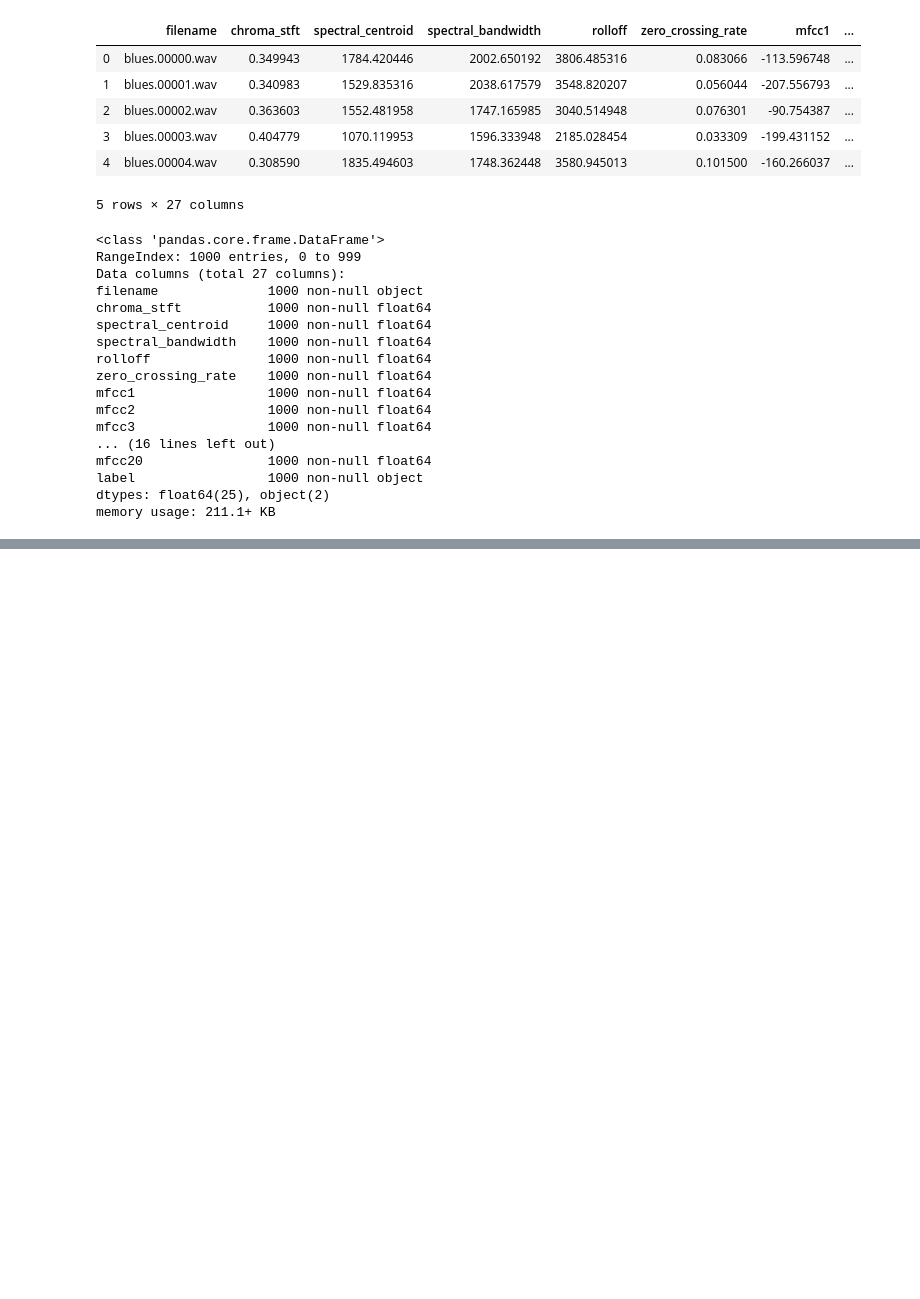
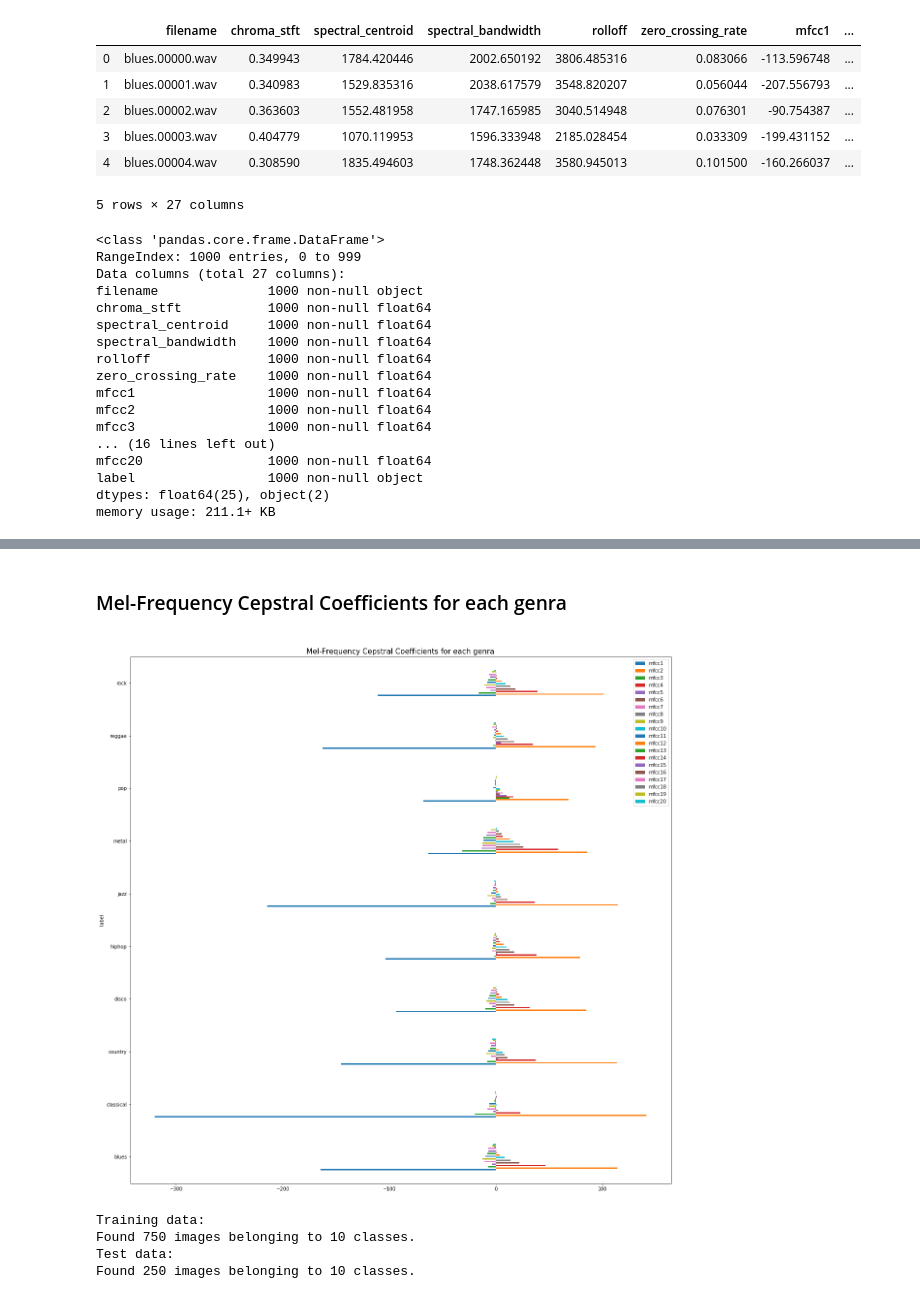
Before and after one commit to emami06/music-genre-classification, a Jupyter notebook: Music-Genre-Classification.ipynb, the cells around one changed output, grey strips where cells are left out. Saved outputs shown, nothing was run; the diff lists cells and outputs as text; code cells hidden in the pictures; blank space fills up the shorter version.

```diff
--- a/Music-Genre-Classification.ipynb
+++ b/Music-Genre-Classification.ipynb
@@ -169,0 +205,12 @@ memory usage: 211.1+ KB
+# %% [markdown]
+### Mel-Frequency Cepstral Coefficients for each genra
+# %%
+data[["label", 'mfcc1','mfcc2','mfcc3','mfcc4',
+                       'mfcc5','mfcc6' ,'mfcc7','mfcc8','mfcc9','mfcc10','mfcc11','mfcc12',
+                     "mfcc13", "mfcc14",'mfcc15','mfcc16','mfcc17','mfcc18', 'mfcc19','mfcc20']].groupby("label").mean().plot.barh(figsize=(20,20))
+
+plt.title("\nMel-Frequency Cepstral Coefficients for each genra", fontsize=15)
+
+plt.show()
+# %% [output]
+[figure, added]
@@ -169,0 +242,19 @@ memory usage: 211.1+ KB
+# %%
+print ("Training data:")
+train_generator = train_datagen.flow_from_directory(
+    train_data_dir,
+    target_size=(img_width, img_height),
+    batch_size=batch_size,
+    class_mode='binary')
+
+print("Test data:")
+test_generator = test_datagen.flow_from_directory(
+    validation_data_dir,
+    target_size=(img_width, img_height),
+    batch_size=batch_size,
+    class_mode='binary')
+# %% [output]
+Training data:
+Found 750 images belonging to 10 classes.
+Test data:
+Found 250 images belonging to 10 classes.
```
Also changed, not shown: parts of 13 cells of this notebook.
